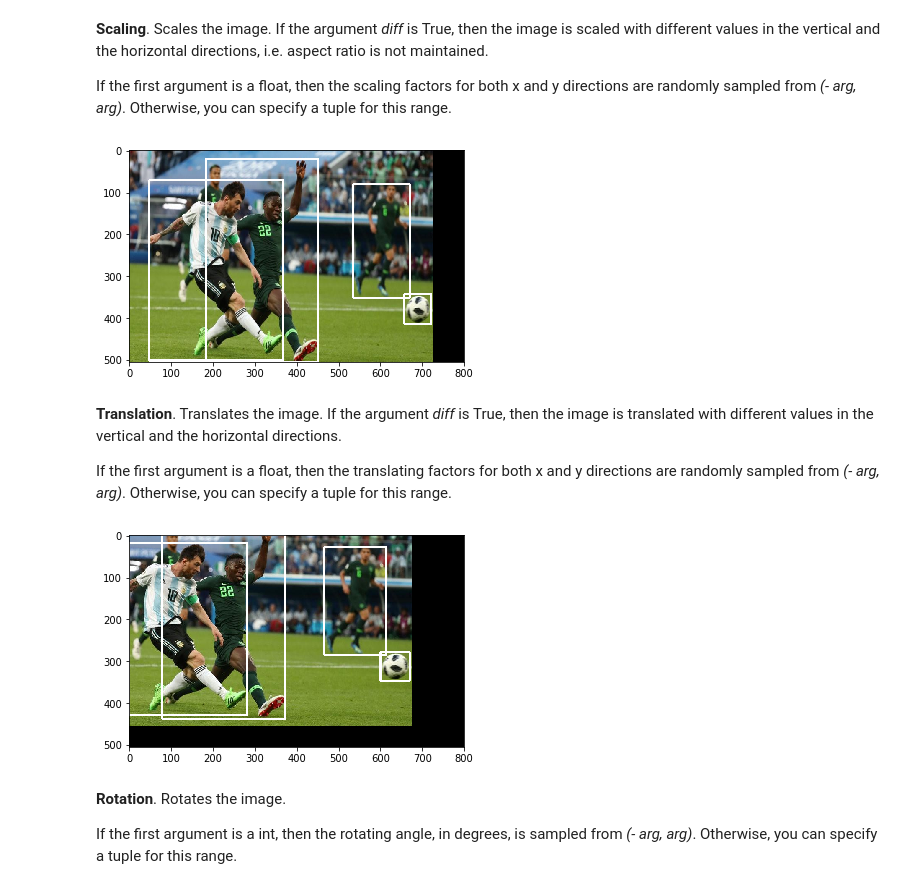
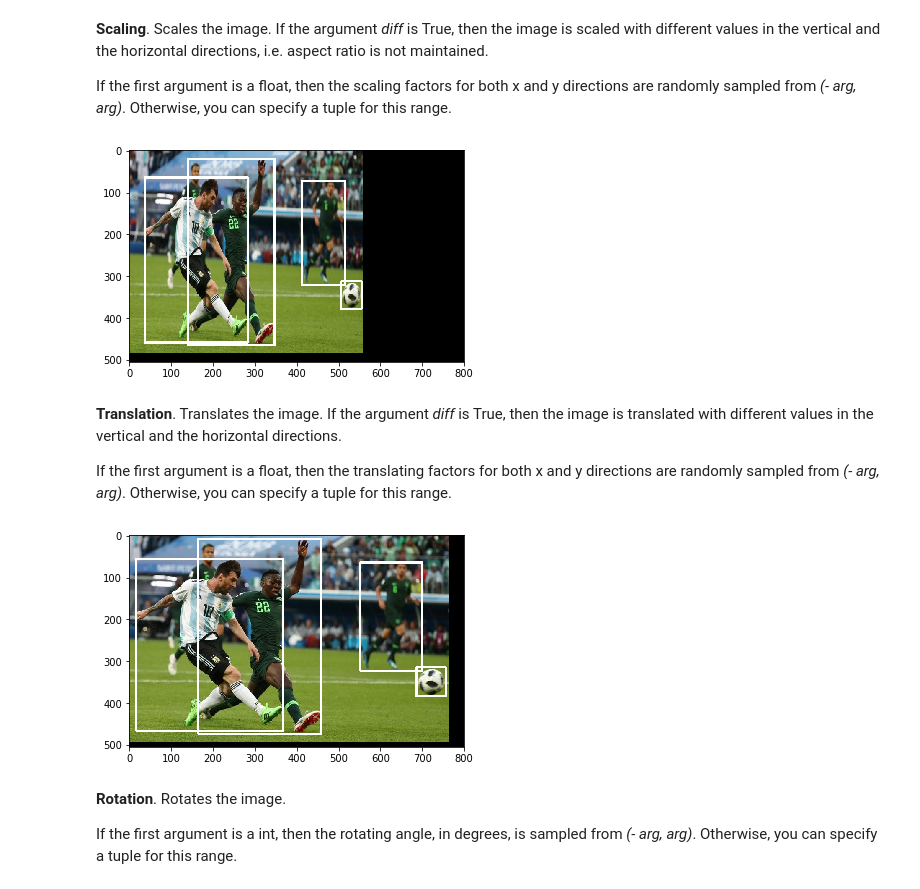
Before and after one commit to TSLNIHAOGIT/DataAugmentationForObjectDetection, a Jupyter notebook: quick-start.ipynb, the cells around one changed output. Drawn from its saved outputs; the diff is of its cells as text; code cells hidden in the pictures.

```diff
--- a/quick-start.ipynb
+++ b/quick-start.ipynb
@@ -57,23 +57,23 @@ plt.show()
 
 If the first argument is a float, then the scaling factors for both x and y directions are randomly sampled from *(- arg, arg)*. Otherwise, you can specify a tuple for this range.
 # %%
-img_, bboxes_ = RandomScale(0.1, diff = True)(img.copy(), bboxes.copy())
+img_, bboxes_ = RandomScale(0.3, diff = True)(img.copy(), bboxes.copy())
 plotted_img = draw_rect(img_, bboxes_)
 plt.imshow(plotted_img)
 plt.show()
 # %% [output]
-[figure, old version]
+[figure, new version]
 # %% [markdown]
 **Translation**. Translates the image. If the argument *diff* is True, then the image is translated with different values in the vertical and the horizontal directions.
 
 If the first argument is a float, then the translating factors for both x and y directions are randomly sampled from *(- arg, arg)*. Otherwise, you can specify a tuple for this range.
 # %%
-img_, bboxes_ = RandomTranslate(0.3, diff = True)(img.copy(), bboxes.copy())
+img_, bboxes_ = RandomTranslate(0.2, diff = True)(img.copy(), bboxes.copy())
 plotted_img = draw_rect(img_, bboxes_)
 plt.imshow(plotted_img)
 plt.show()
 # %% [output]
-[figure, old version]
+[figure, new version]
 # %% [markdown]
 **Rotation**. Rotates the image.
 
```
Also changed, not shown: parts of 2 cells of this notebook, 4 other files.
